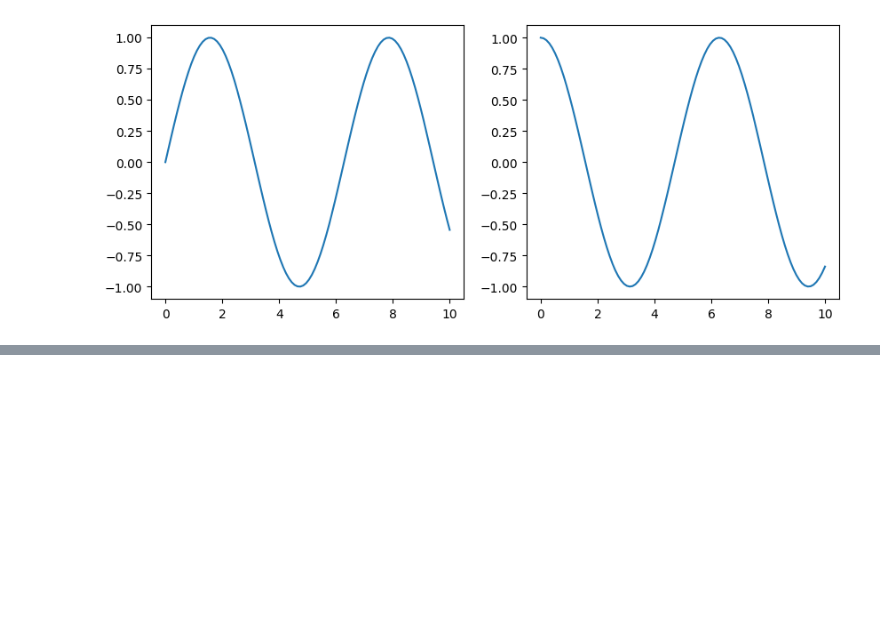
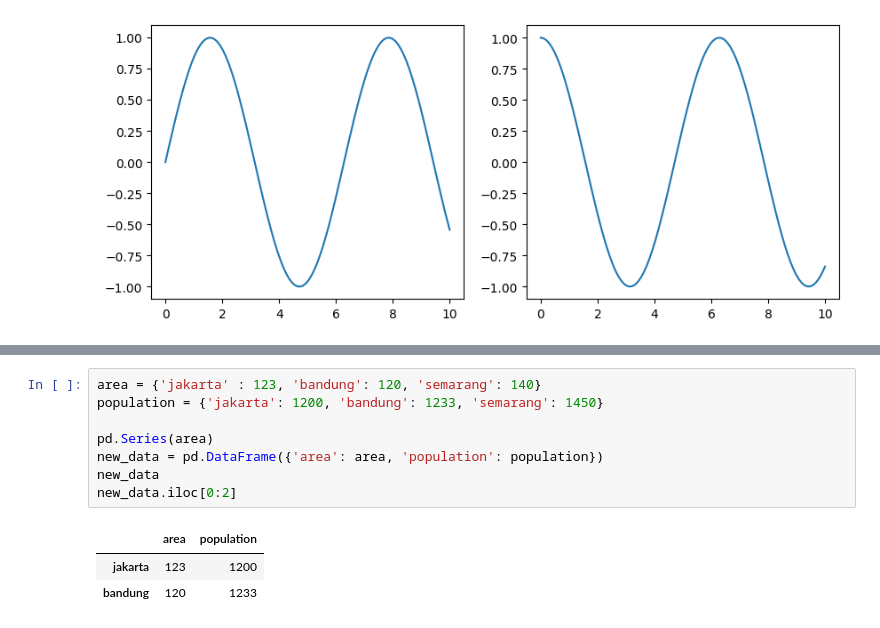
Before and after one commit to LazyYeou/AkuRajaAI, a Jupyter notebook: numpy.ipynb, the cells around one changed output, grey strips where cells are left out. Drawn from its saved outputs; the diff is of its cells as text; blank space fills up the shorter version.

```diff
--- a/numpy.ipynb
+++ b/numpy.ipynb
@@ -236,0 +260,12 @@ plt.show()
+# %%
+area = {'jakarta' : 123, 'bandung': 120, 'semarang': 140}
+population = {'jakarta': 1200, 'bandung': 1233, 'semarang': 1450}
+
+pd.Series(area)
+new_data = pd.DataFrame({'area': area, 'population': population})
+new_data
+new_data.iloc[0:2]
+# %% [output]
+|  | area | population |
+| jakarta | 123 | 1200 |
+| bandung | 120 | 1233 |
```
Also changed, not shown: parts of 5 cells of this notebook, 11 other files.
